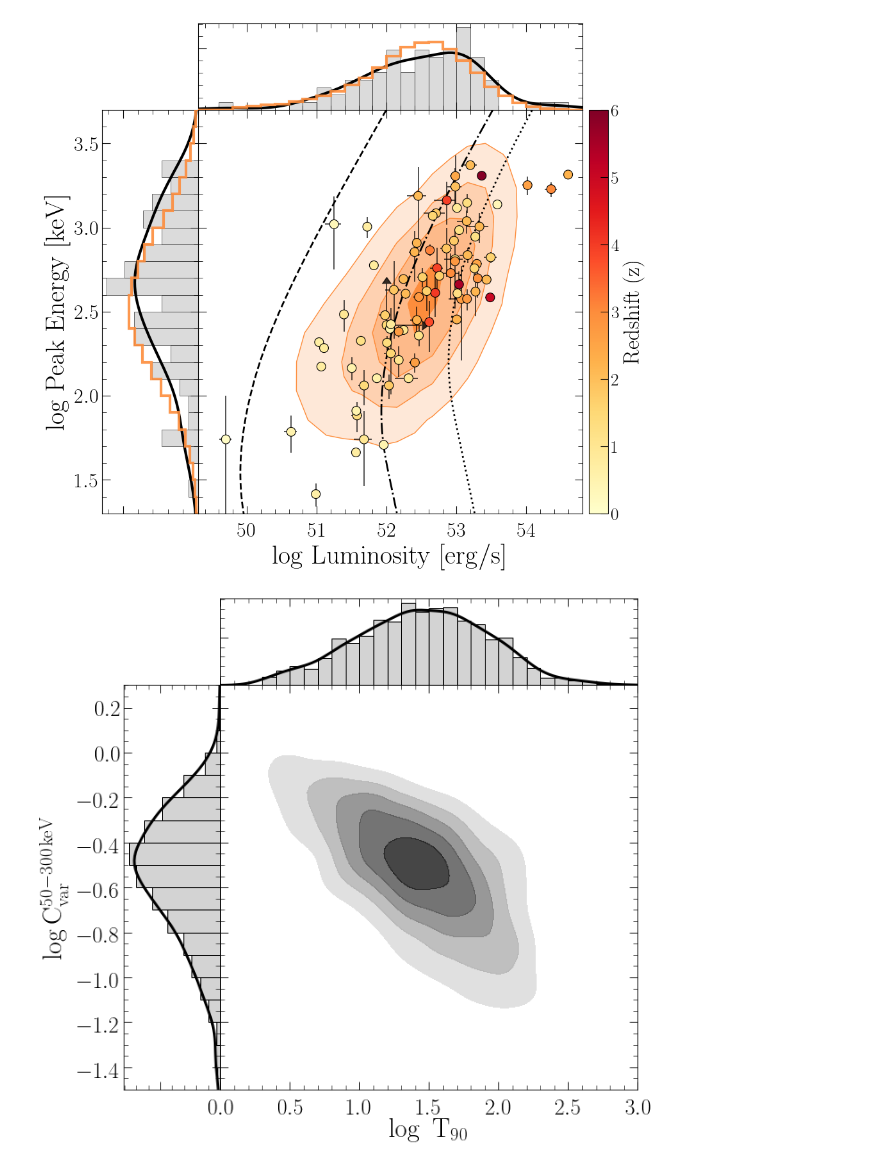
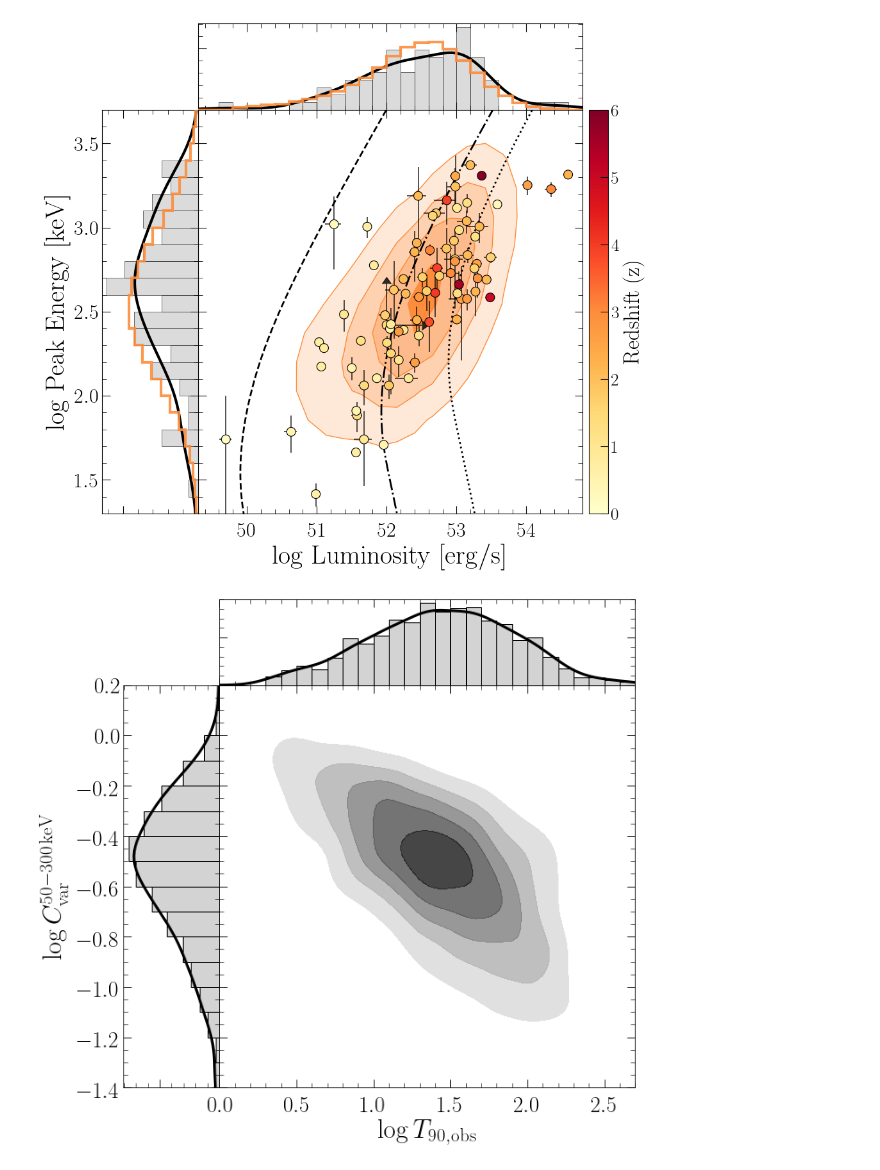
Before and after one commit to JPalmerio/GRB_population_model, a Jupyter notebook: ipynb_codes/Plots_for_LGRB_pop_paper.ipynb, the cells around one changed output. Cells and saved outputs as stored; diff of their text form; code cells hidden in the pictures.

```diff
--- a/ipynb_codes/Plots_for_LGRB_pop_paper.ipynb
+++ b/ipynb_codes/Plots_for_LGRB_pop_paper.ipynb
@@ -725,8 +725,7 @@ def fit_Cvar_T90_slope(df, precision=1000, show_plot=True):
     """
 
     slope = np.linspace(-1,1, precision)
-    offset = np.linspace(-1,1, precision)
-    sigma = np.zeros((slope.shape, offset.shape))
+    sigma = np.zeros((slope.shape))
     for i in range(slope.shape[0]):
         sigma[i] = np.std(np.log10(df['Cvar'])+slope[i]*np.log10(df['t90']))
     best_slope = slope[sigma.argmin()]
@@ -787,72 +786,73 @@ final_mask = T90_condition & Pflx_condition & ~outliers_condition
 df_lac = df[final_mask].copy()
 df_lac.dropna(inplace=True)
 df_lac['log_t90'] = np.log10(df_lac['t90'])
 df_lac['log_Cvar'] = np.log10(df_lac['Cvar'])
 
 fig, axes = pf.cool_hist2d(df_lac['log_t90'].to_numpy(),
                            df_lac['log_Cvar'].to_numpy(),
                            cb=False,
                            mode='kde2d',
                            figsize=(10,9),
                            plot_left_kdeplot=True,
                            plot_top_kdeplot=True,
                            left_hist_kwargs={'label': None,
                                              'bins':np.linspace(-1.5,0.5,21),
                                              'color':'lightgrey'},
                            top_hist_kwargs={'label': None,
                                             'bins': np.linspace(0,3,31),
                                             'color':'lightgrey'},
                            kde2d_kwargs={'n_levels':5,
                                          'shade':True,
                                          'shade_lowest':False,
                                          'cmap':'Greys',
                                          'alpha':0.8,
                                          'legend':False,
                                          'zorder':0})
 axes['top'].get_legend().remove()
-axes['center'].set_xlabel(r'$\rm \log~T_{90}$')
-axes['left'].set_ylabel(r'$\rm \log C^{50-300\,\rm keV}_{var}$')
+axes['center'].set_xlabel(r'$\log T_{90,\rm obs}$')
+axes['left'].set_ylabel(r'$\log C^{50-300\,\rm keV}_{\rm var}$')
 axes['left'].get_legend().remove()
-axes['center'].set_xlim(0,3)
-axes['center'].set_ylim(-1.5,0.3)
+axes['center'].set_xlim(0,2.7)
+axes['center'].set_ylim(-1.4,0.2)
 
-results = fit_Cvar_T90_slope(df_lac, show_plot=False)
-# t90 = np.linspace(0.5, 2.5, 50)
-# Cvar = -results['best_slope']*t90
-# axes['center'].plot(t90, Cvar, ls='--', color='k')
-df_lac['log_Cvar_decorr'] = df_lac['log_Cvar'] + results['best_slope']*df_lac['log_t90']
-fig, axes = pf.cool_hist2d(df_lac['log_t90'].to_numpy(),
-                           df_lac['log_Cvar_decorr'].to_numpy(),
-                           cb=False,
-                           mode='kde2d',
-                           figsize=(10,9),
-                           plot_left_kdeplot=True,
-                           plot_top_kdeplot=True,
-                           left_hist_kwargs={'label': None,
-                                             'bins':np.linspace(-1.5,1.5,31),
-                                             'color':'lightgrey'},
-                           top_hist_kwargs={'label': None,
-                                            'bins': np.linspace(0,3,31),
-                                            'color':'lightgrey'},
-                           kde2d_kwargs={'n_levels':5,
-                                         'shade':True,
-                                         'shade_lowest':False,
-                                         'cmap':'Greys',
-                                         'alpha':0.8,
-                                         'legend':False,
-                                         'zorder':0})
-# sns.kdeplot(df_lac['log_t90'], df_lac['log_Cvar_decorr'],
-#             n_levels=5,shade_lowest=False,
-#             cmap='Greys',
-#             alpha=0.8,
-#             legend=False, ax=axes['center'])
-axes['left'].get_legend().remove()
-axes['top'].get_legend().remove()
-axes['center'].set_xlabel(r'$\rm \log~T_{90}$')
-axes['left'].set_ylabel(r'$\rm \log(C^{50-300\,\rm keV}_{var})\,+$'+'{:.3f}'.format(results['best_slope'])+r'$\,\rm \log(T_{90}~[s])$')
-axes['center'].set_xlim(0,3)
-axes['center'].set_ylim(-1.5,1.5)
-
+# results = fit_Cvar_T90_slope(df_lac, show_plot=False)
+# # t90 = np.linspace(0.5, 2.5, 50)
+# # Cvar = -results['best_slope']*t90
+# # axes['center'].plot(t90, Cvar, ls='--', color='k')
+# df_lac['log_Cvar_decorr'] = df_lac['log_Cvar'] + results['best_slope']*df_lac['log_t90']
+# fig, axes = pf.cool_hist2d(df_lac['log_t90'].to_numpy(),
+#                            df_lac['log_Cvar_decorr'].to_numpy(),
+#                            cb=False,
+#                            mode='kde2d',
+#                            figsize=(10,9),
+#                            plot_left_kdeplot=True,
+#                            plot_top_kdeplot=True,
+#                            left_hist_kwargs={'label': None,
+#                                              'bins':np.linspace(-1.5,1.5,31),
+#                                              'color':'lightgrey'},
+#                            top_hist_kwargs={'label': None,
+#                                             'bins': np.linspace(0,3,31),
+#                                             'color':'lightgrey'},
+#                            kde2d_kwargs={'n_levels':5,
+#                                          'shade':True,
+#                                          'shade_lowest':False,
+#                                          'cmap':'Greys',
+#                                          'alpha':0.8,
+#                                          'legend':False,
+#                                          'zorder':0})
+# # sns.kdeplot(df_lac['log_t90'], df_lac['log_Cvar_decorr'],
+# #             n_levels=5,shade_lowest=False,
+# #             cmap='Greys',
+# #             alpha=0.8,
+# #             legend=False, ax=axes['center'])
+# axes['left'].get_legend().remove()
+# axes['top'].get_legend().remove()
+# axes['center'].set_xlabel(r'$\rm \log~T_{90}$')
+# axes['left'].set_ylabel(r'$\rm \log(C^{50-300\,\rm keV}_{var})\,+$'+'{:.3f}'.format(results['best_slope'])+r'$\,\rm \log(T_{90}~[s])$')
+# axes['center'].set_xlim(0,3)
+# axes['center'].set_ylim(-1.5,1.5)
+fig.savefig('/Users/palmerio/Science_projects/Papers/LGRB_population_model/plots/Cvar_vs_T90.pdf',
+                bbox_inches='tight')
 plt.show()
 # %% [output]
-[figure, old version]
+[figure, new version]
```
Also changed, not shown: parts of 4 cells of this notebook, 14 other files.
